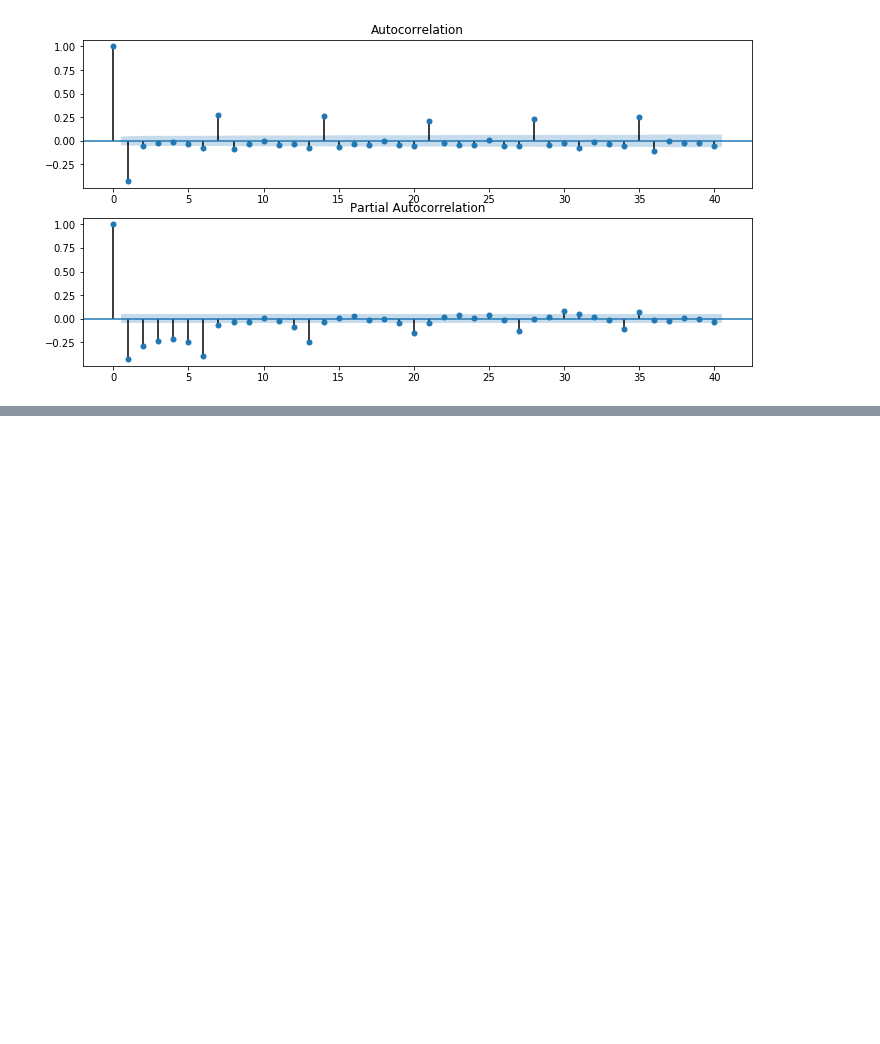
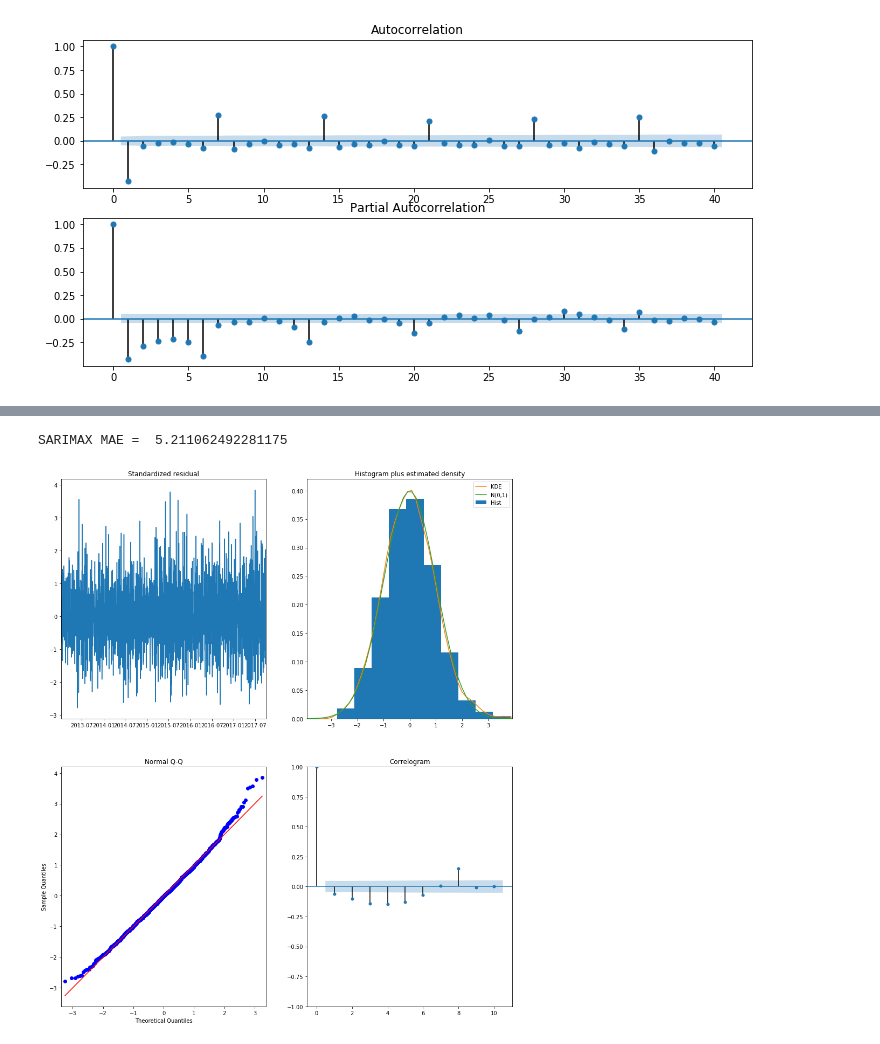
Before and after one commit to zhikaichen99/DemandForecasting, a Jupyter notebook: notebooks/ARIMA_model.ipynb, the cells around one changed output, grey strips where cells are left out. Saved outputs shown, nothing was run; the diff lists cells and outputs as text; code cells hidden in the pictures; blank space fills up the shorter version.

```diff
--- a/notebooks/ARIMA_model.ipynb
+++ b/notebooks/ARIMA_model.ipynb
@@ -217,0 +278,9 @@ From the ACF and PACF plots, we observe that:
+# %%
+print('SARIMAX MAE = ', mean_absolute_error(predictions, test))
+# %% [output]
+SARIMAX MAE =  5.211062492281175
+# %%
+results.plot_diagnostics(figsize = (15,18))
+plt.show()
+# %% [output]
+[figure, added]
```
Also changed, not shown: parts of 10 cells of this notebook.
